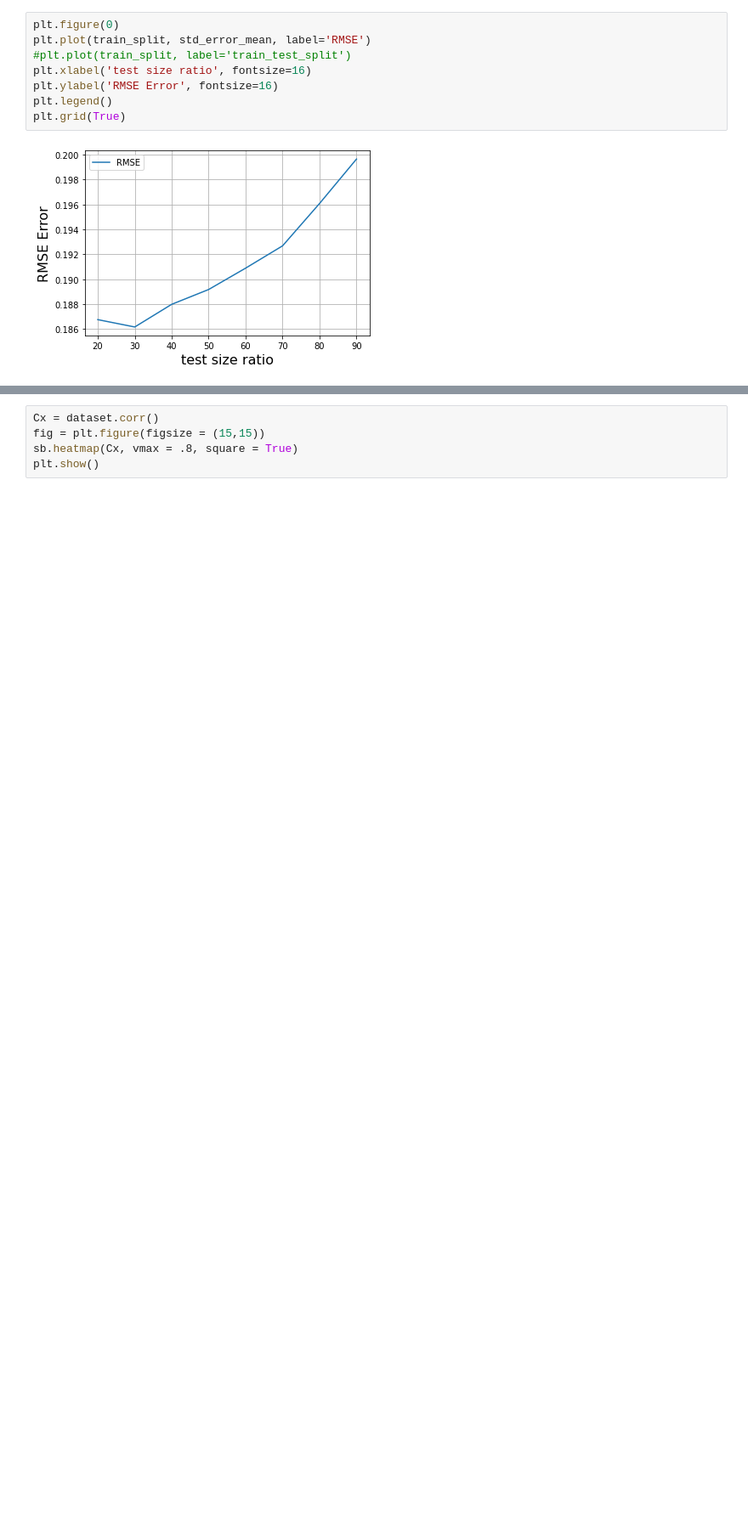
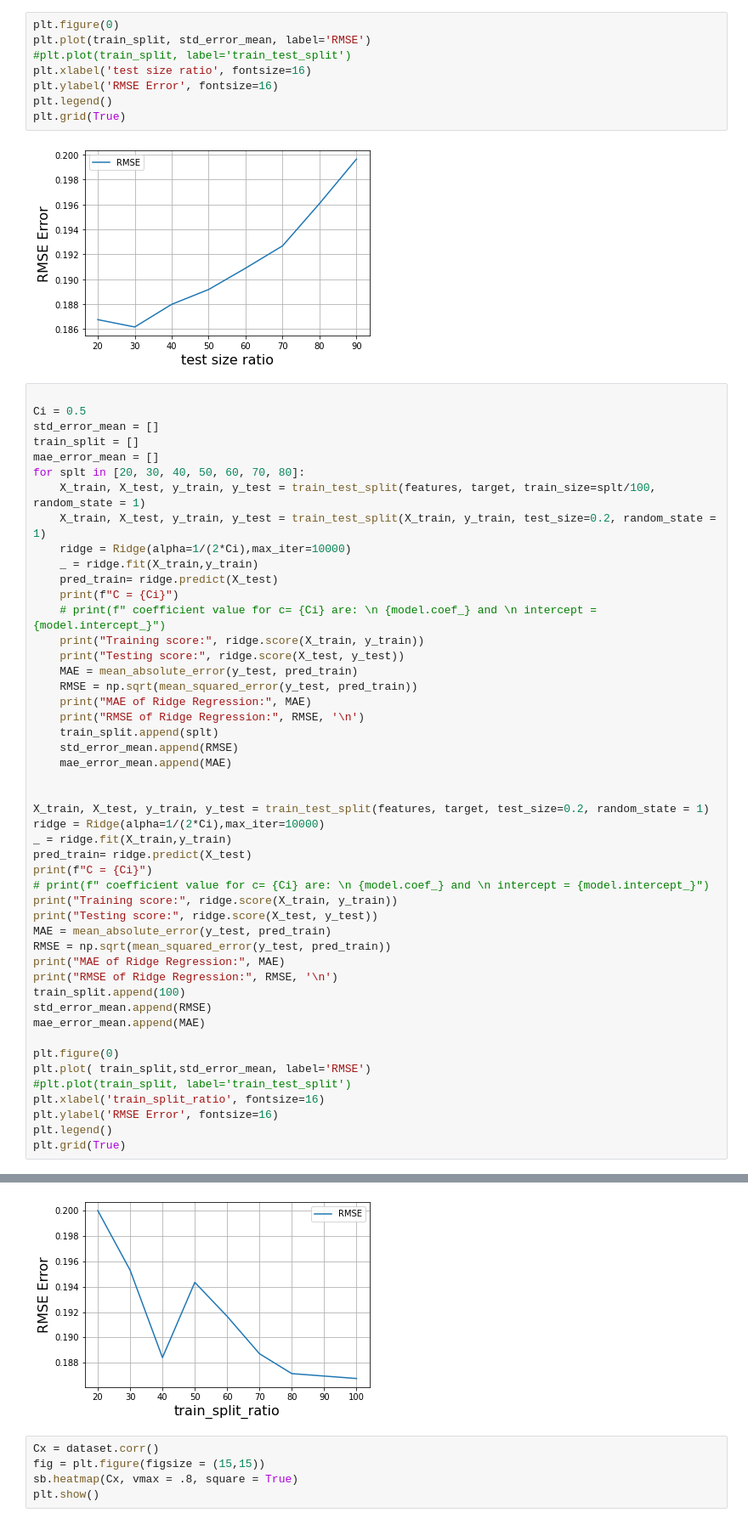
Before and after one commit to CianGrimnir/mininet-optical-dissertation, a Jupyter notebook: mnoptical/examples/model/eight_connection_model.ipynb, the cells around one changed output, grey strips where cells are left out. Shown at 85% size. Drawn from its saved outputs; the diff is of its cells as text; blank space fills up the shorter version.

```diff
--- a/mnoptical/examples/model/eight_connection_model.ipynb
+++ b/mnoptical/examples/model/eight_connection_model.ipynb
@@ -258,3 +258,52 @@ plt.legend()
 plt.grid(True)
 # %% [output]
 [figure]
+# %%
+
+Ci = 0.5
+std_error_mean = []
+train_split = []
+mae_error_mean = []
+for splt in [20, 30, 40, 50, 60, 70, 80]:
+    X_train, X_test, y_train, y_test = train_test_split(features, target, train_size=splt/100, random_state = 1)
+    X_train, X_test, y_train, y_test = train_test_split(X_train, y_train, test_size=0.2, random_state = 1)
+    ridge = Ridge(alpha=1/(2*Ci),max_iter=10000)
+    _ = ridge.fit(X_train,y_train)
+    pred_train= ridge.predict(X_test)
+    print(f"C = {Ci}")
+    # print(f" coefficient value for c= {Ci} are: \n {model.coef_} and \n intercept = {model.intercept_}")
+    print("Training score:", ridge.score(X_train, y_train))
+    print("Testing score:", ridge.score(X_test, y_test))
+    MAE = mean_absolute_error(y_test, pred_train)
+    RMSE = np.sqrt(mean_squared_error(y_test, pred_train))
+    print("MAE of Ridge Regression:", MAE)
+    print("RMSE of Ridge Regression:", RMSE, '\n')
+    train_split.append(splt)
+    std_error_mean.append(RMSE)
+    mae_error_mean.append(MAE)
+
+
+X_train, X_test, y_train, y_test = train_test_split(features, target, test_size=0.2, random_state = 1)
+ridge = Ridge(alpha=1/(2*Ci),max_iter=10000)
+_ = ridge.fit(X_train,y_train)
+pred_train= ridge.predict(X_test)
+print(f"C = {Ci}")
+# print(f" coefficient value for c= {Ci} are: \n {model.coef_} and \n intercept = {model.intercept_}")
+print("Training score:", ridge.score(X_train, y_train))
+print("Testing score:", ridge.score(X_test, y_test))
+MAE = mean_absolute_error(y_test, pred_train)
+RMSE = np.sqrt(mean_squared_error(y_test, pred_train))
+print("MAE of Ridge Regression:", MAE)
+print("RMSE of Ridge Regression:", RMSE, '\n')
+train_split.append(100)
+std_error_mean.append(RMSE)
+mae_error_mean.append(MAE)
+
+plt.figure(0)
+plt.plot( train_split,std_error_mean, label='RMSE')
+#plt.plot(train_split, label='train_test_split')
+plt.xlabel('train_split_ratio', fontsize=16)
+plt.ylabel('RMSE Error', fontsize=16)
+plt.legend()
+plt.grid(True)
+# %% [output]
@@ -261,3 +327,4 @@ plt.grid(True)
+[figure, added]
 # %%
 Cx = dataset.corr()
 fig = plt.figure(figsize = (15,15))
```
Also changed, not shown: parts of 3 cells of this notebook.
